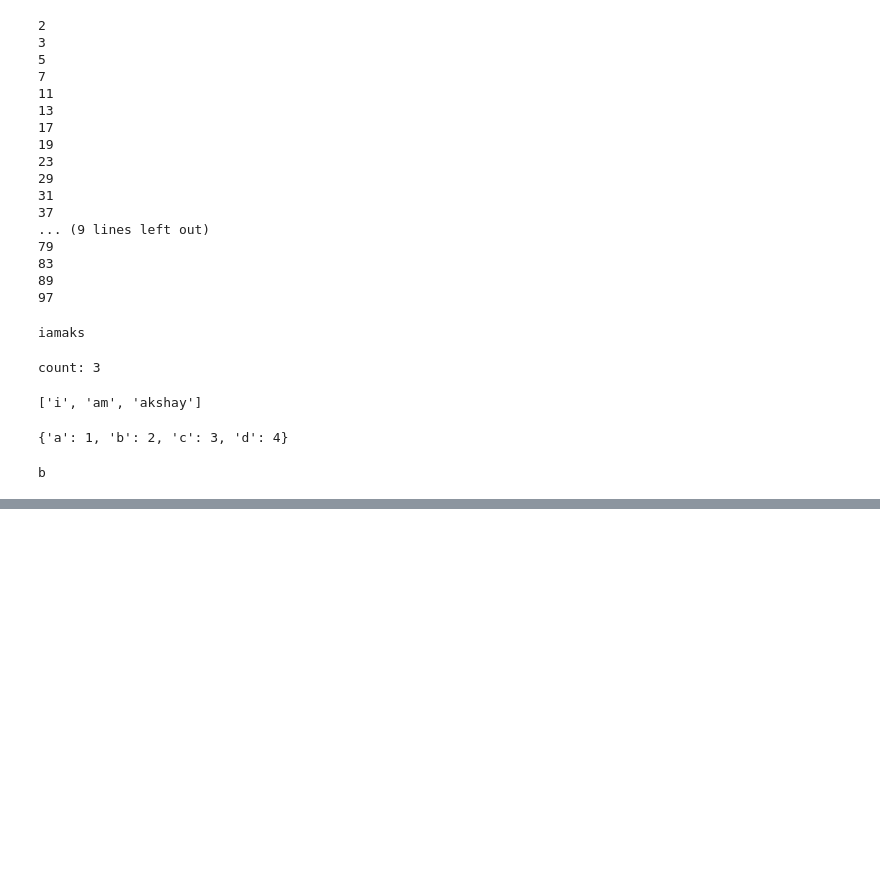
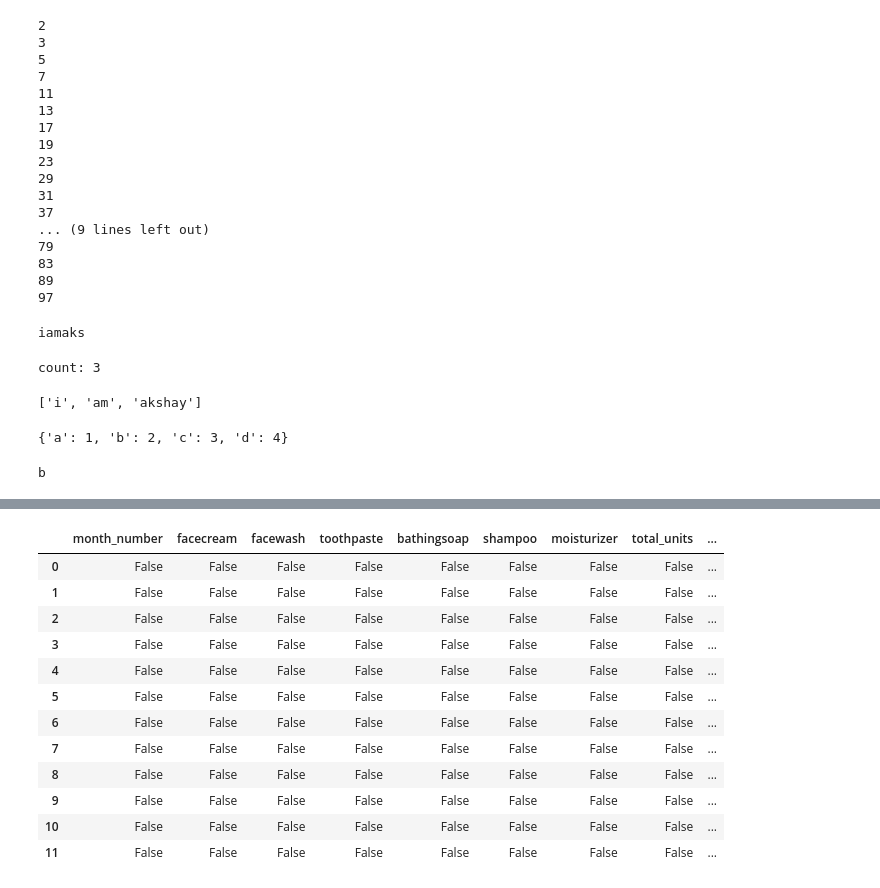
Before and after one commit to akshayy718/python-course, a Jupyter notebook: python/rough.ipynb, the cells around one changed output, grey strips where cells are left out. Cells and saved outputs as stored; diff of their text form; code cells hidden in the pictures; blank space fills up the shorter version.

```diff
--- a/python/rough.ipynb
+++ b/python/rough.ipynb
@@ -658,0 +749,17 @@ b
+# %%
+df.isnull().sum()
+# to find if ther is any null values in the dataset and we can find the sum of the null values
+# %% [output]
+|  | month_number | facecream | facewash | toothpaste | bathingsoap | shampoo | moisturizer | total_units | ... |
+| 0 | False | False | False | False | False | False | False | False | ... |
+| 1 | False | False | False | False | False | False | False | False | ... |
+| 2 | False | False | False | False | False | False | False | False | ... |
+| 3 | False | False | False | False | False | False | False | False | ... |
+| 4 | False | False | False | False | False | False | False | False | ... |
+| 5 | False | False | False | False | False | False | False | False | ... |
+| 6 | False | False | False | False | False | False | False | False | ... |
+| 7 | False | False | False | False | False | False | False | False | ... |
+| 8 | False | False | False | False | False | False | False | False | ... |
+| 9 | False | False | False | False | False | False | False | False | ... |
+| 10 | False | False | False | False | False | False | False | False | ... |
+| 11 | False | False | False | False | False | False | False | False | ... |
```
Also changed, not shown: parts of 8 cells of this notebook, 10 other files.
